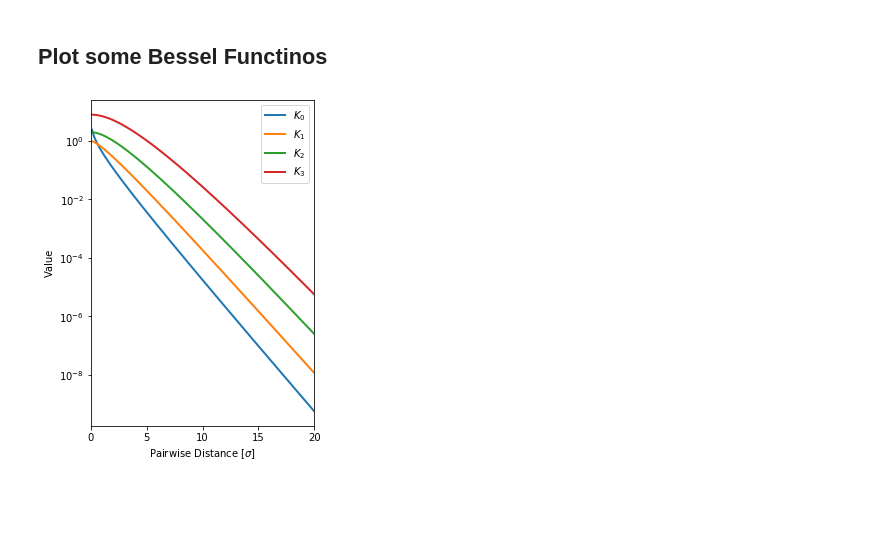
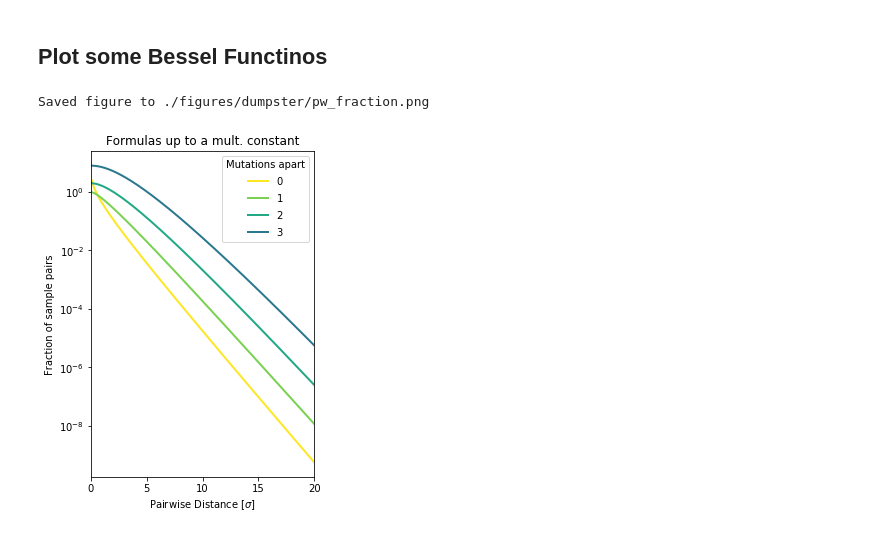
Before and after one commit to hringbauer/hapROH, a Jupyter notebook: Notebooks/Sandbox/area51.ipynb, the cells around one changed output. Drawn from its saved outputs; the diff is of its cells as text; code cells hidden in the pictures; blank space fills up the shorter version.

```diff
--- a/Notebooks/Sandbox/area51.ipynb
+++ b/Notebooks/Sandbox/area51.ipynb
@@ -53,18 +53,31 @@ y0 = kv(0, x)
 y1 = x * kv(1, x)
 y2 = x**2 * kv(2, x)
 y3 = x**3 * kv(3, x)
+
+cmap = cm.get_cmap('viridis_r')
+cs = cmap(np.linspace(0,0.6,4))
 # %%
+savepath=("./figures/dumpster/pw_fraction.png")
+
 plt.figure(figsize=(4,6))
 ax = plt.gca()
-ax.plot(x, y0, label=f"$K_0$", lw=2)
-ax.plot(x, y1, label=f"$K_1$", lw=2)
-ax.plot(x, y2, label=f"$K_2$", lw=2)
-ax.plot(x, y3, label=f"$K_3$", lw=2)
-ax.legend()
+ax.plot(x, y0, label=f"$0$", lw=2, c=cs[0])
+ax.plot(x, y1, label=f"$1$", lw=2, c=cs[1])
+ax.plot(x, y2, label=f"$2$", lw=2, c=cs[2])
+ax.plot(x, y3, label=f"$3$", lw=2, c=cs[3])
+ax.legend(title="Mutations apart")
 ax.set_xlim(xlim)
 ax.set_yscale("log")
 ax.set_xlabel(f"Pairwise Distance [$\sigma$]")
-ax.set_ylabel("Value")
+ax.set_ylabel("Fraction of sample pairs")
+ax.set_title("Formulas up to a mult. constant")
+
+if len(savepath)>0:
+    plt.savefig(savepath, bbox_inches = 'tight', pad_inches = 0, dpi=400)
+    print(f"Saved figure to {savepath}")
+
+
 plt.show()
 # %% [output]
+Saved figure to ./figures/dumpster/pw_fraction.png
-[figure, old version]
+[figure, new version]
```
Also changed, not shown: parts of 2 cells of this notebook, 2 other files.
